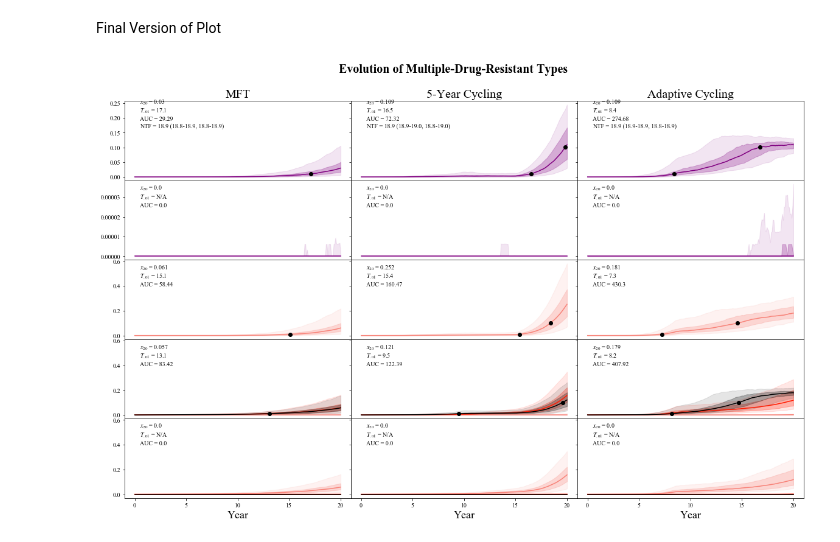
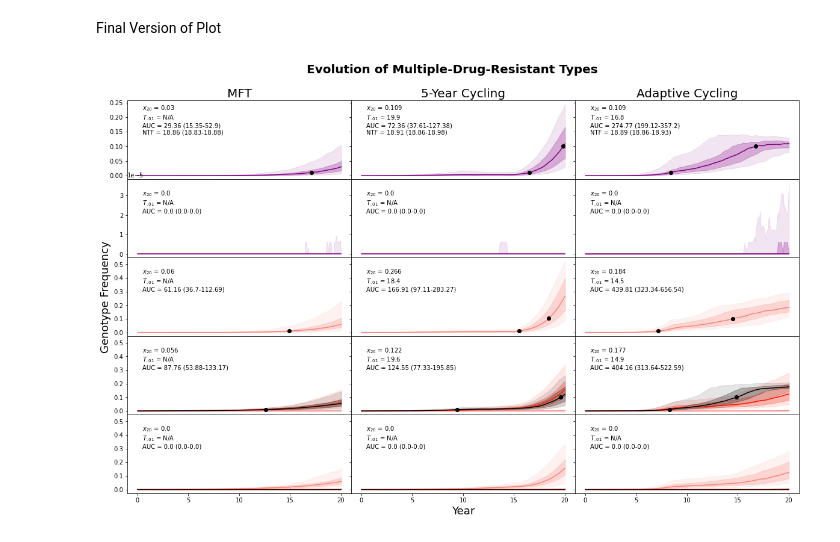
Before and after one commit to lizhewen/PSU-CIDD-Malaria-Simulation, a Jupyter notebook: mdr_analysis/2Fig-triple_double_trend_across_therapy.ipynb, the cells around one changed output. Drawn from its saved outputs; the diff is of its cells as text; code cells hidden in the pictures.

```diff
--- a/mdr_analysis/2Fig-triple_double_trend_across_therapy.ipynb
+++ b/mdr_analysis/2Fig-triple_double_trend_across_therapy.ipynb
@@ -18 +15,6 @@ plot_savepath = 'generated_figures/set7_fig2.svg'
+# %%
+file_path_cyc = 'raw_data/set7_c/monthly/set7c_%smonthly_data_0.txt'
+file_path_mft = 'raw_data/set7_m/monthly/set7m_%smonthly_data_0.txt'
+file_path_adpcyc = 'raw_data/set7_ac/monthly/set7ac_%smonthly_data_0.txt'
+plot_savepath = 'generated_figures/set7_fig2.svg'
 # %% [markdown]
@@ -45,3 +33,14 @@ AdpCyc_UU_IQRdf = pd.read_csv('%sac_UU.csv' % setnum)
+# %%
+dflist_cyc = []
+dflist_mft = []
+dflist_adpcyc = []
+for i in range(1,101):
+  dflist_cyc.append(pd.read_csv(file_path_cyc % i, index_col=False, \
+                                names=HEADER_NAME, sep='\t').drop(columns=COLUMNS_TO_DROP))
+  dflist_mft.append(pd.read_csv(file_path_mft % i, index_col=False, \
+                                names=HEADER_NAME, sep='\t').drop(columns=COLUMNS_TO_DROP))
+  dflist_adpcyc.append(pd.read_csv(file_path_adpcyc % i, index_col=False, \
+                                names=HEADER_NAME, sep='\t').drop(columns=COLUMNS_TO_DROP))
 # %% [markdown]
 Test plot to get y-limit of each row (NO ANNOTATION)
 # %%
@@ -131,49 +130,52 @@ ax11.set_ylim(lower_row_lowlim, lower_row_lim)
 ax12.set_ylim(lower_row_lowlim, lower_row_lim)
 ax13.set_ylim(lower_row_lowlim, lower_row_lim)
 ax14.set_ylim(lower_row_lowlim, lower_row_lim)
 ax15.set_ylim(lower_row_lowlim, lower_row_lim)
 
 # plot trends for most-dangerous-triple (2 types combined)
 from plotter import fig2_dangerous_triple, \
                     fig2_double_and_higher
 
 #  MFT
-fig2_dangerous_triple(ax1, MFT_L_IQRdf, MFT_M_IQRdf, MFT_U_IQRdf, MFT_LL_IQRdf, MFT_UU_IQRdf, 'TYY..Y2.', row1ylim, MFT_ntf)
-fig2_dangerous_triple(ax4, MFT_L_IQRdf, MFT_M_IQRdf, MFT_U_IQRdf, MFT_LL_IQRdf, MFT_UU_IQRdf, 'KNF..Y2.', row2ylim)
-fig2_double_and_higher(ax7, MFT_L_IQRdf, MFT_M_IQRdf, MFT_U_IQRdf, MFT_LL_IQRdf, MFT_UU_IQRdf, 'DHA-PPQ', lower_row_lim)
-fig2_double_and_higher(ax10, MFT_L_IQRdf, MFT_M_IQRdf, MFT_U_IQRdf, MFT_LL_IQRdf, MFT_UU_IQRdf, 'ASAQ', lower_row_lim)
-fig2_double_and_higher(ax13, MFT_L_IQRdf, MFT_M_IQRdf, MFT_U_IQRdf, MFT_LL_IQRdf, MFT_UU_IQRdf, 'AL', lower_row_lim)
+fig2_dangerous_triple(ax1, dflist_mft, 'TYY..Y2.', row1ylim, MFT_ntf)
+fig2_dangerous_triple(ax4, dflist_mft, 'KNF..Y2.', row2ylim)
+fig2_double_and_higher(ax7, dflist_mft, 'DHA-PPQ', lower_row_lim)
+fig2_double_and_higher(ax10, dflist_mft, 'ASAQ', lower_row_lim)
+fig2_double_and_higher(ax13, dflist_mft, 'AL', lower_row_lim)
 
 #  Cycling
-fig2_dangerous_triple(ax2, Cyc_L_IQRdf, Cyc_M_IQRdf, Cyc_U_IQRdf, Cyc_LL_IQRdf, Cyc_UU_IQRdf, 'TYY..Y2.', row1ylim, Cyc_ntf)
-fig2_dangerous_triple(ax5, Cyc_L_IQRdf, Cyc_M_IQRdf, Cyc_U_IQRdf, Cyc_LL_IQRdf, Cyc_UU_IQRdf, 'KNF..Y2.', row2ylim)
-fig2_double_and_higher(ax8, Cyc_L_IQRdf, Cyc_M_IQRdf, Cyc_U_IQRdf, Cyc_LL_IQRdf, Cyc_UU_IQRdf, 'DHA-PPQ', lower_row_lim)
-fig2_double_and_higher(ax11, Cyc_L_IQRdf, Cyc_M_IQRdf, Cyc_U_IQRdf, Cyc_LL_IQRdf, Cyc_UU_IQRdf, 'ASAQ', lower_row_lim)
-fig2_double_and_higher(ax14, Cyc_L_IQRdf, Cyc_M_IQRdf, Cyc_U_IQRdf, Cyc_LL_IQRdf, Cyc_UU_IQRdf, 'AL', lower_row_lim)
+fig2_dangerous_triple(ax2, dflist_cyc, 'TYY..Y2.', row1ylim, Cyc_ntf)
+fig2_dangerous_triple(ax5, dflist_cyc, 'KNF..Y2.', row2ylim)
+fig2_double_and_higher(ax8, dflist_cyc, 'DHA-PPQ', lower_row_lim)
+fig2_double_and_higher(ax11, dflist_cyc, 'ASAQ', lower_row_lim)
+fig2_double_and_higher(ax14, dflist_cyc, 'AL', lower_row_lim)
 
 #  Adaptive Cycling
-fig2_dangerous_triple(ax3, AdpCyc_L_IQRdf, AdpCyc_M_IQRdf, AdpCyc_U_IQRdf, AdpCyc_LL_IQRdf, AdpCyc_UU_IQRdf, 'TYY..Y2.', row1ylim, AC_ntf)
-fig2_dangerous_triple(ax6, AdpCyc_L_IQRdf, AdpCyc_M_IQRdf, AdpCyc_U_IQRdf, AdpCyc_LL_IQRdf, AdpCyc_UU_IQRdf, 'KNF..Y2.', row2ylim)
-fig2_double_and_higher(ax9, AdpCyc_L_IQRdf, AdpCyc_M_IQRdf, AdpCyc_U_IQRdf, AdpCyc_LL_IQRdf, AdpCyc_UU_IQRdf, 'DHA-PPQ', lower_row_lim)
-fig2_double_and_higher(ax12, AdpCyc_L_IQRdf, AdpCyc_M_IQRdf, AdpCyc_U_IQRdf, AdpCyc_LL_IQRdf, AdpCyc_UU_IQRdf, 'ASAQ', lower_row_lim)
-fig2_double_and_higher(ax15, AdpCyc_L_IQRdf, AdpCyc_M_IQRdf, AdpCyc_U_IQRdf, AdpCyc_LL_IQRdf, AdpCyc_UU_IQRdf, 'AL', lower_row_lim)
+fig2_dangerous_triple(ax3, dflist_adpcyc, 'TYY..Y2.', row1ylim, AC_ntf)
+fig2_dangerous_triple(ax6, dflist_adpcyc, 'KNF..Y2.', row2ylim)
+fig2_double_and_higher(ax9, dflist_adpcyc, 'DHA-PPQ', lower_row_lim)
+fig2_double_and_higher(ax12, dflist_adpcyc, 'ASAQ', lower_row_lim)
+fig2_double_and_higher(ax15, dflist_adpcyc, 'AL', lower_row_lim)
 
 # Labeling Strategies
 ax1.set_title('MFT', fontsize=TITLE_FONTSIZE)
 ax2.set_title('5-Year Cycling', fontsize=TITLE_FONTSIZE)
 ax3.set_title('Adaptive Cycling', fontsize=TITLE_FONTSIZE)
 
 ax13.xaxis.set_major_locator(ticker.MultipleLocator(xlocator))
 ax13.xaxis.set_major_formatter(ticks_x)
 ax14.xaxis.set_major_locator(ticker.MultipleLocator(xlocator))
 ax14.xaxis.set_major_formatter(ticks_x)
 ax15.xaxis.set_major_locator(ticker.MultipleLocator(xlocator))
 ax15.xaxis.set_major_formatter(ticks_x)
 
-ax13.set_xlabel('Year', fontsize=XLABEL_FONTSIZE)
-ax14.set_xlabel('Year', fontsize=XLABEL_FONTSIZE)
-ax15.set_xlabel('Year', fontsize=XLABEL_FONTSIZE)
+fig.add_subplot(111, frameon=False)
+# hide tick and tick label of the big axis
+plt.tick_params(labelcolor='none', top=False, bottom=False, left=False, right=False)
+# add common x- and y-labels
+plt.xlabel('Year', fontsize=XLABEL_FONTSIZE)
+plt.ylabel('Genotype Frequency', fontsize=XLABEL_FONTSIZE)
 
 plt.savefig(fname=plot_savepath, format='svg')
 # %% [output]
-[figure, old version]
+[figure, new version]
```
Also changed, not shown: parts of 8 cells of this notebook, 6 other files.
